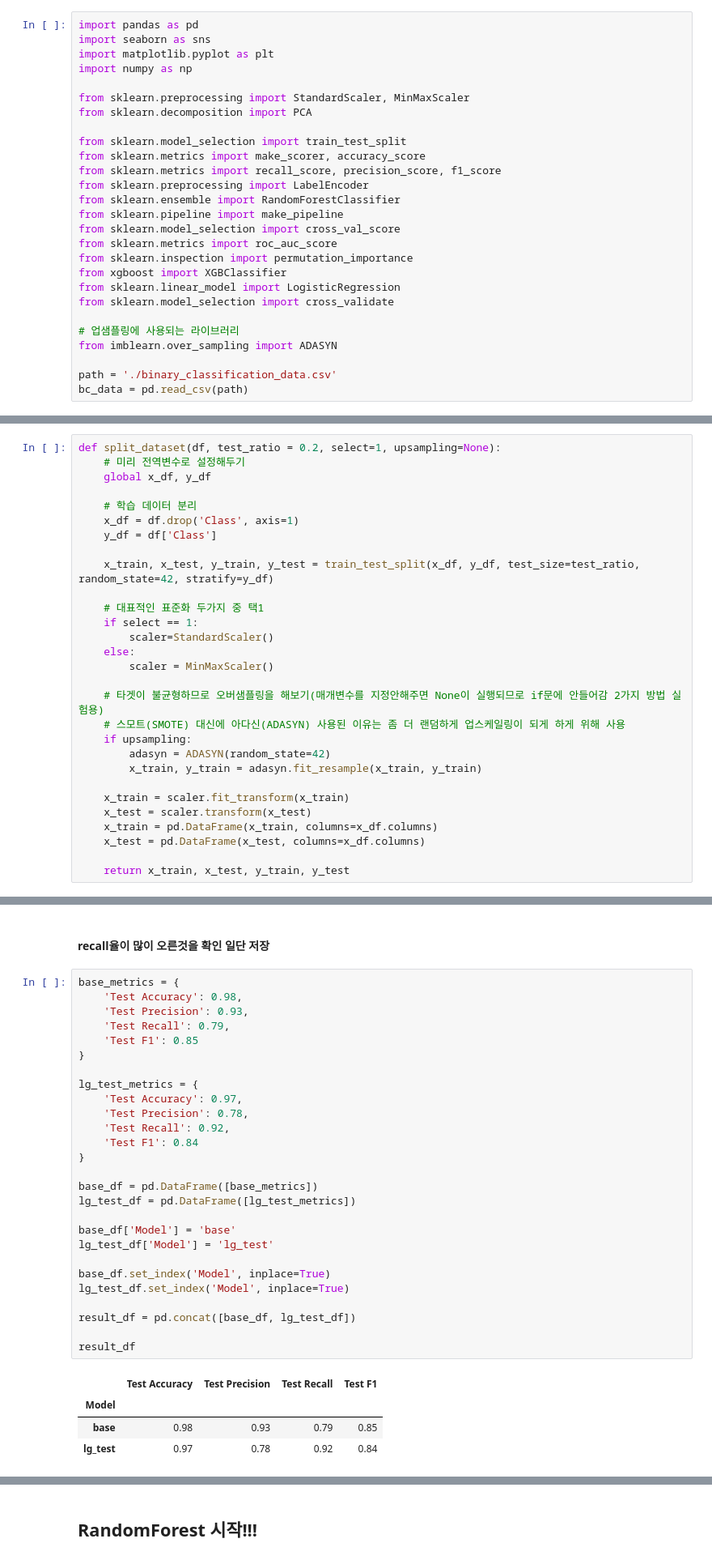
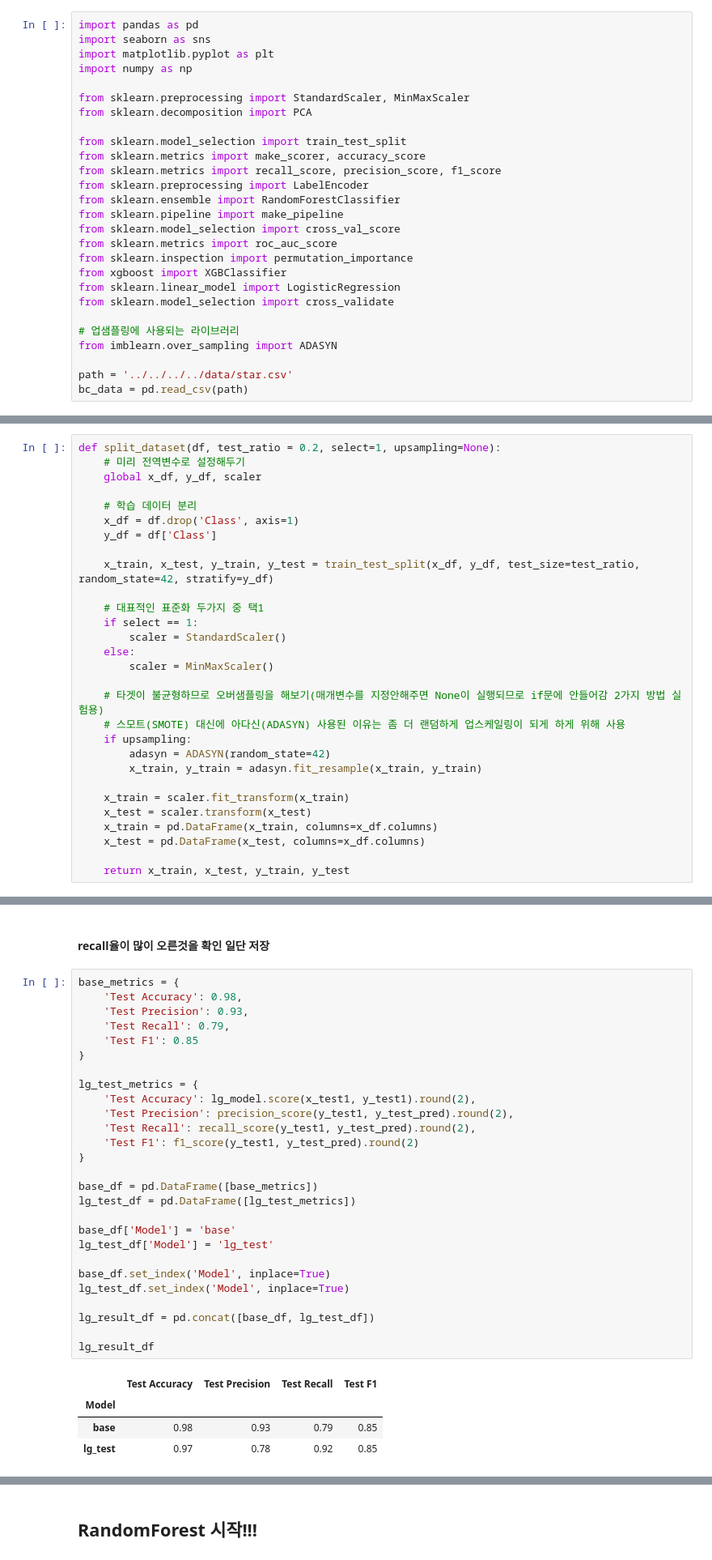
Before and after one commit to AI-18-6-10/Project1-practice, a Jupyter notebook: model/star_model/1st/machine/star_MLmodel.ipynb, the cells around one changed output, grey strips where cells are left out. Shown: that part at 81% size. Cells and saved outputs as stored; diff of their text form.

```diff
--- a/model/star_model/1st/machine/star_MLmodel.ipynb
+++ b/model/star_model/1st/machine/star_MLmodel.ipynb
@@ -23,7 +28,7 @@ from sklearn.model_selection import cross_validate
 # 업샘플링에 사용되는 라이브러리
 from imblearn.over_sampling import ADASYN
 
-path = './binary_classification_data.csv'
+path = '../../../../data/star.csv'
 bc_data = pd.read_csv(path)
 # %%
 # column명이 너무 길어서 짧게줄임
@@ -64,7 +83,7 @@ https://givitallugot.github.io/articles/2021-07/Python-imbalanced-sampling-copy
 # %%
 def split_dataset(df, test_ratio = 0.2, select=1, upsampling=None):
     # 미리 전역변수로 설정해두기
-    global x_df, y_df
+    global x_df, y_df, scaler
 
     # 학습 데이터 분리
     x_df = df.drop('Class', axis=1)
@@ -74,7 +93,7 @@ def split_dataset(df, test_ratio = 0.2, select=1, upsampling=None):
 
     # 대표적인 표준화 두가지 중 택1
     if select == 1:
-        scaler=StandardScaler()
+        scaler = StandardScaler()
     else:
         scaler = MinMaxScaler()
 
@@ -349,35 +368,35 @@ plt.show()
 # %%
 base_metrics = {
     'Test Accuracy': 0.98,
     'Test Precision': 0.93,
     'Test Recall': 0.79,
     'Test F1': 0.85
 }
 
 lg_test_metrics = {
-    'Test Accuracy': 0.97,
-    'Test Precision': 0.78,
-    'Test Recall': 0.92,
-    'Test F1': 0.84
+    'Test Accuracy': lg_model.score(x_test1, y_test1).round(2),
+    'Test Precision': precision_score(y_test1, y_test_pred).round(2),
+    'Test Recall': recall_score(y_test1, y_test_pred).round(2),
+    'Test F1': f1_score(y_test1, y_test_pred).round(2)
 }
 
 base_df = pd.DataFrame([base_metrics])
 lg_test_df = pd.DataFrame([lg_test_metrics])
 
 base_df['Model'] = 'base'
 lg_test_df['Model'] = 'lg_test'
 
 base_df.set_index('Model', inplace=True)
 lg_test_df.set_index('Model', inplace=True)
 
-result_df = pd.concat([base_df, lg_test_df])
+lg_result_df = pd.concat([base_df, lg_test_df])
 
-result_df
+lg_result_df
 # %% [output]
 |  | Test Accuracy | Test Precision | Test Recall | Test F1 |
 | Model |  |  |  |  |
 | base | 0.98 | 0.93 | 0.79 | 0.85 |
-| lg_test | 0.97 | 0.78 | 0.92 | 0.84 |
+| lg_test | 0.97 | 0.78 | 0.92 | 0.85 |
 # %%
 import pickle
 
```
Also changed, not shown: parts of 43 cells of this notebook, 6 other files.
